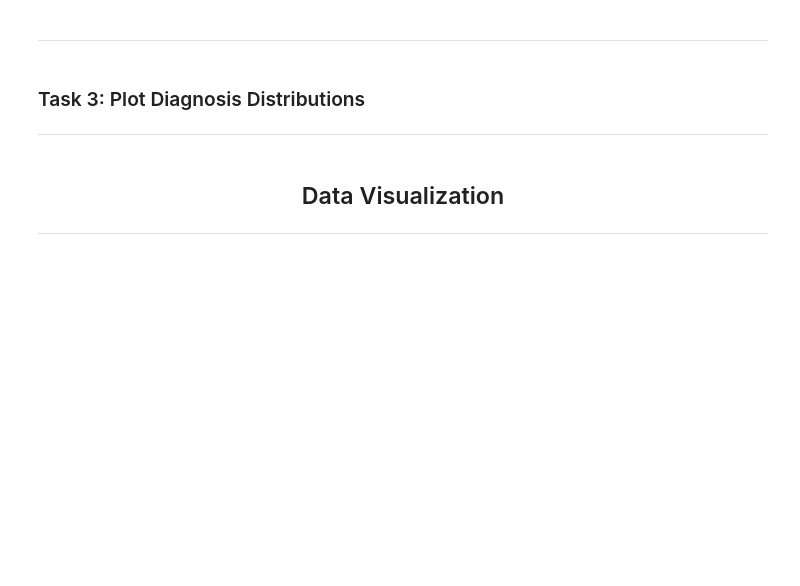
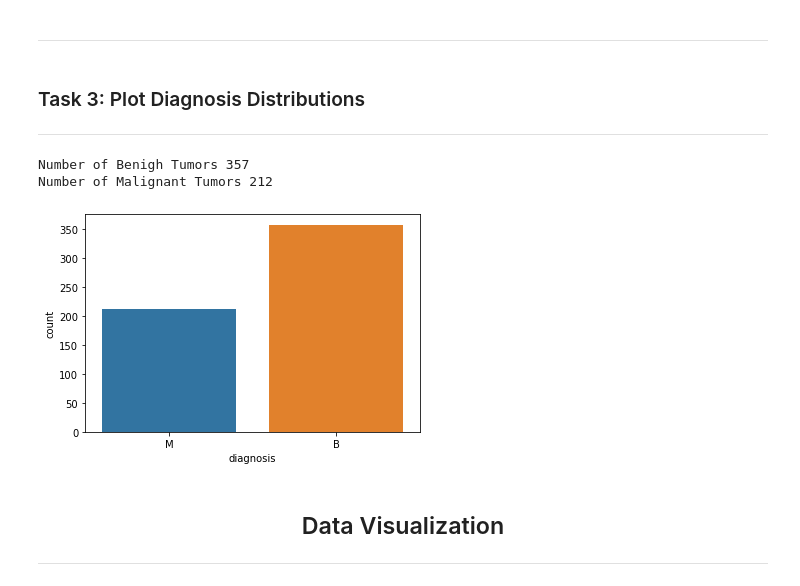
Before and after one commit to Milan1508/Coursera-EDA-with-Seaborn, a Jupyter notebook: Learner_Notebook.ipynb, the cells around one changed output. Saved outputs shown, nothing was run; the diff lists cells and outputs as text; code cells hidden in the pictures; blank space fills up the shorter version.

```diff
--- a/Learner_Notebook.ipynb
+++ b/Learner_Notebook.ipynb
@@ -107,6 +107,16 @@ x.head()
 # %% [markdown]
 ### Task 3: Plot Diagnosis Distributions
 ***
+# %%
+ax = sns.countplot(x=y,label="Count")
+
+B, M = y.value_counts()
+print('Number of Benigh Tumors', B)
+print('Number of Malignant Tumors', M)
+# %% [output]
+Number of Benigh Tumors 357
+Number of Malignant Tumors 212
+[figure, added]
 # %% [markdown]
 <h2 align=center> Data Visualization </h2>
 
```
